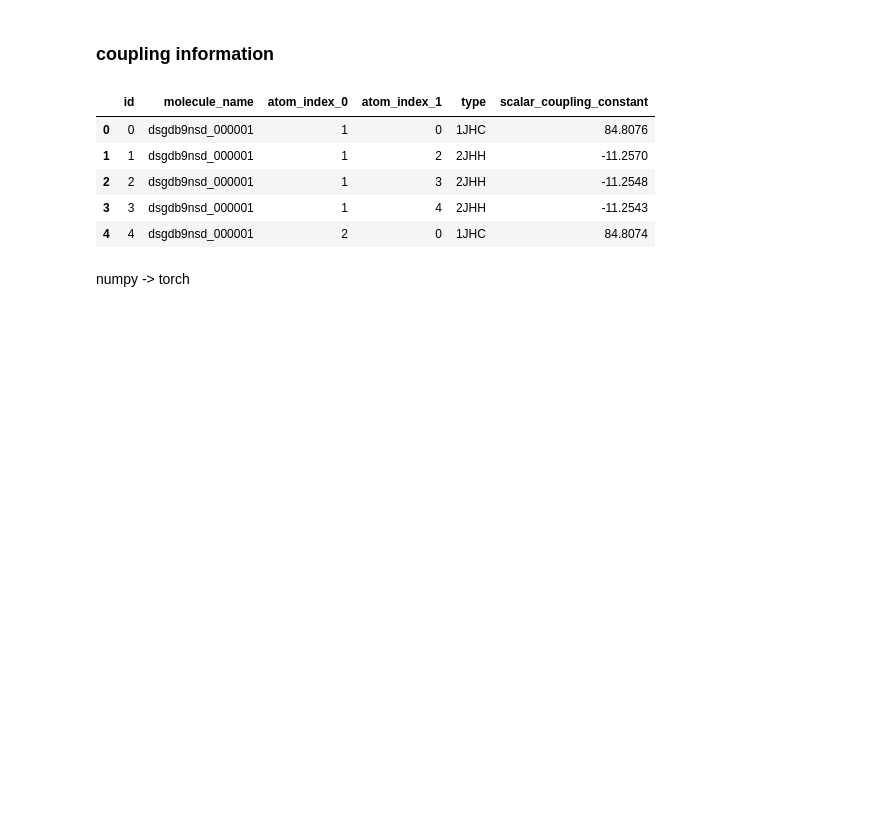
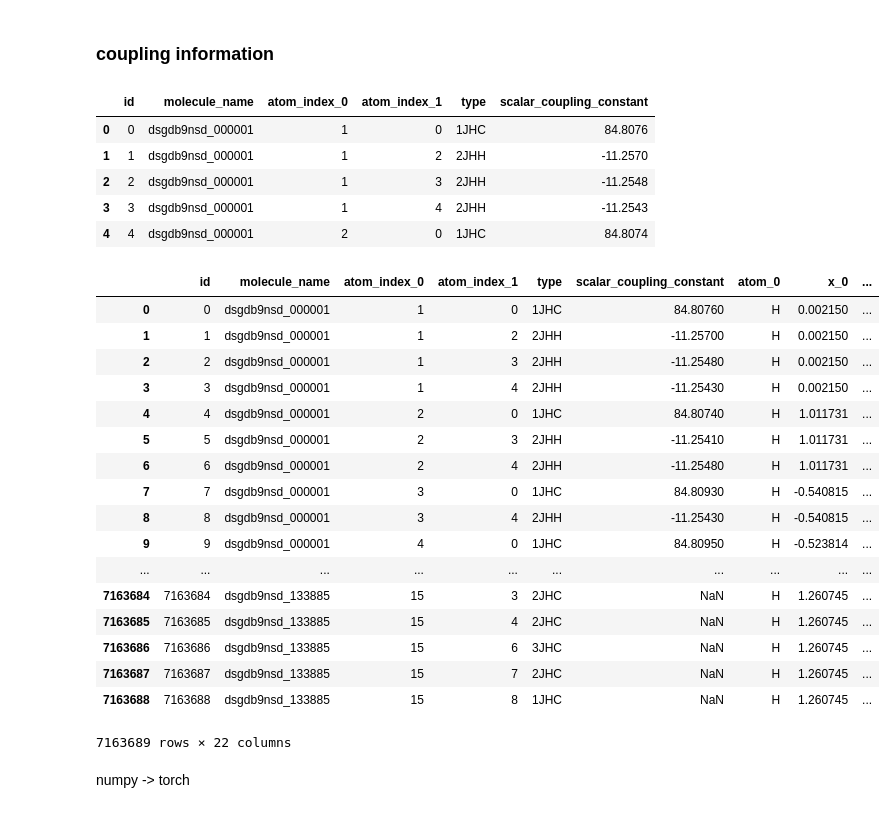
Before and after one commit to zhenlan0426/QM, a Jupyter notebook: data_ACSF_refactor.ipynb, the cells around one changed output. Cells and saved outputs as stored; diff of their text form; code cells hidden in the pictures; blank space fills up the shorter version.

```diff
--- a/data_ACSF_refactor.ipynb
+++ b/data_ACSF_refactor.ipynb
@@ -148,6 +148,27 @@ train_p_1 = coupling[['x_1', 'y_1', 'z_1']].values
 coupling['dist'] = np.linalg.norm(train_p_0 - train_p_1, axis=1)
 # %%
 coupling[['1JHC', '1JHN', '2JHC', '2JHH', '2JHN', '3JHC', '3JHH', '3JHN']]=pd.get_dummies(coupling.type)
+# %%
+coupling
+# %% [output]
+|  | id | molecule_name | atom_index_0 | atom_index_1 | type | scalar_coupling_constant | atom_0 | x_0 | ... |
+| 0 | 0 | dsgdb9nsd_000001 | 1 | 0 | 1JHC | 84.80760 | H | 0.002150 | ... |
+| 1 | 1 | dsgdb9nsd_000001 | 1 | 2 | 2JHH | -11.25700 | H | 0.002150 | ... |
+| 2 | 2 | dsgdb9nsd_000001 | 1 | 3 | 2JHH | -11.25480 | H | 0.002150 | ... |
+| 3 | 3 | dsgdb9nsd_000001 | 1 | 4 | 2JHH | -11.25430 | H | 0.002150 | ... |
+| 4 | 4 | dsgdb9nsd_000001 | 2 | 0 | 1JHC | 84.80740 | H | 1.011731 | ... |
+| 5 | 5 | dsgdb9nsd_000001 | 2 | 3 | 2JHH | -11.25410 | H | 1.011731 | ... |
+| 6 | 6 | dsgdb9nsd_000001 | 2 | 4 | 2JHH | -11.25480 | H | 1.011731 | ... |
+| 7 | 7 | dsgdb9nsd_000001 | 3 | 0 | 1JHC | 84.80930 | H | -0.540815 | ... |
+| 8 | 8 | dsgdb9nsd_000001 | 3 | 4 | 2JHH | -11.25430 | H | -0.540815 | ... |
+| 9 | 9 | dsgdb9nsd_000001 | 4 | 0 | 1JHC | 84.80950 | H | -0.523814 | ... |
+| ... | ... | ... | ... | ... | ... | ... | ... | ... | ... |
+| 7163684 | 7163684 | dsgdb9nsd_133885 | 15 | 3 | 2JHC | NaN | H | 1.260745 | ... |
+| 7163685 | 7163685 | dsgdb9nsd_133885 | 15 | 4 | 2JHC | NaN | H | 1.260745 | ... |
+| 7163686 | 7163686 | dsgdb9nsd_133885 | 15 | 6 | 3JHC | NaN | H | 1.260745 | ... |
+| 7163687 | 7163687 | dsgdb9nsd_133885 | 15 | 7 | 2JHC | NaN | H | 1.260745 | ... |
+| 7163688 | 7163688 | dsgdb9nsd_133885 | 15 | 8 | 1JHC | NaN | H | 1.260745 | ... |
+7163689 rows × 22 columns
 # %%
 coupling = coupling.groupby(['molecule_name'])
 # %%
```
Also changed, not shown: 8 other files.
